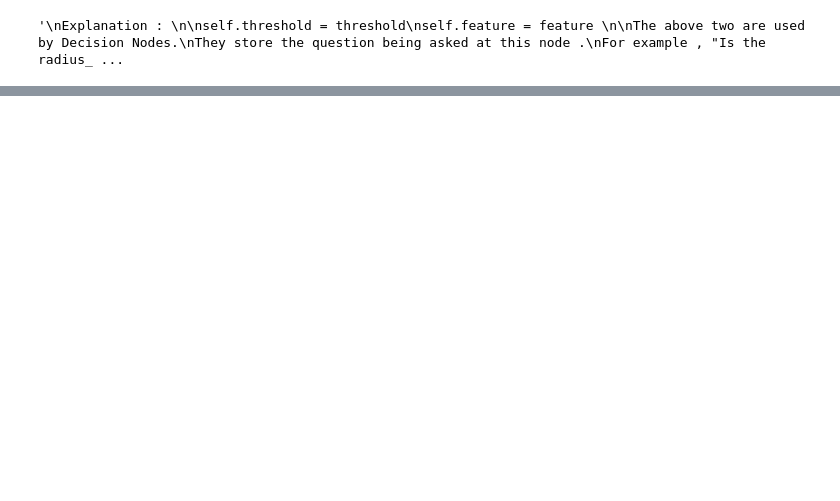
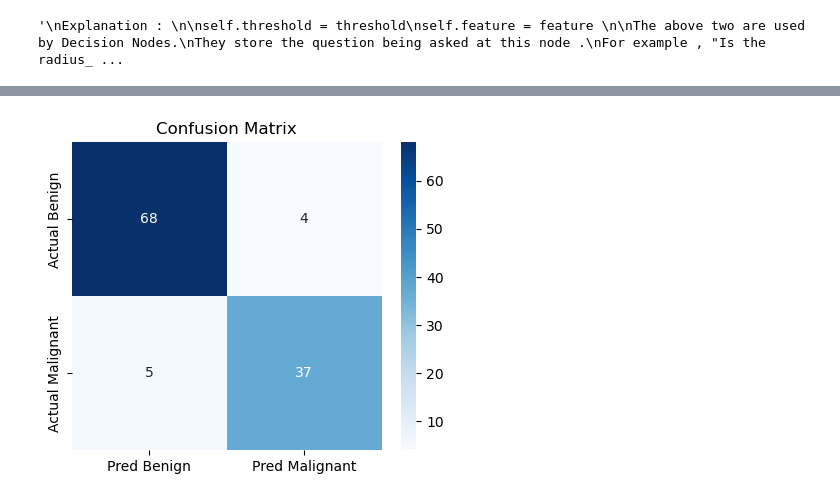
Before and after one commit to pankrulez/DecisionTreesFoundations, a Jupyter notebook: exploration.ipynb, the cells around one changed output, grey strips where cells are left out. Saved outputs shown, nothing was run; the diff lists cells and outputs as text; code cells hidden in the pictures; blank space fills up the shorter version.

```diff
--- a/exploration.ipynb
+++ b/exploration.ipynb
@@ -621,0 +823,85 @@ def make_prediction(self, x, node):
+# %%
+# Import required libraries
+from sklearn.model_selection import train_test_split
+from sklearn.tree import DecisionTreeClassifier, plot_tree
+from sklearn.metrics import (
+    accuracy_score, balanced_accuracy_score,
+    precision_score, recall_score, f1_score,
+    confusion_matrix, classification_report, roc_auc_score
+)
+import seaborn as sns
+import matplotlib.pyplot as plt
+
+# ===============================
+# 1. Train-Test Split
+# ===============================
+X_train, X_test, y_train, y_test = train_test_split(
+    X, y, test_size=0.2, stratify=y, random_state=42
+)
+
+# ===============================
+# 2. Train Decision Tree
+# ===============================
+clf = DecisionTreeClassifier(
+    max_depth=5,           # limit depth to avoid overfitting
+    class_weight='balanced',
+    random_state=42
+)
+clf.fit(X_train, y_train)
+
+# ===============================
+# 3. Predictions
+# ===============================
+y_pred = clf.predict(X_test)
+y_proba = clf.predict_proba(X_test)[:, 1]  # for ROC AUC
+
+# ===============================
+# 4. Evaluation Metrics
+# ===============================
+print("Model Evaluation Metrics")
+print(f"Accuracy:            {accuracy_score(y_test, y_pred):.4f}")
+print(f"Balanced Accuracy:   {balanced_accuracy_score(y_test, y_pred):.4f}")
+print(f"Precision:           {precision_score(y_test, y_pred):.4f}")
+print(f"Recall (Sensitivity):{recall_score(y_test, y_pred):.4f}")
+print(f"F1-score:            {f1_score(y_test, y_pred):.4f}")
+print(f"ROC AUC:             {roc_auc_score(y_test, y_proba):.4f}")
+
+print("\nClassification Report")
+print(classification_report(y_test, y_pred))
+
+# ===============================
+# 5. Confusion Matrix Visualization
+# ===============================
+cm = confusion_matrix(y_test, y_pred)
+plt.figure(figsize=(5,4))
+sns.heatmap(cm, annot=True, fmt='d', cmap='Blues',
+            xticklabels=['Pred Benign','Pred Malignant'],
+            yticklabels=['Actual Benign','Actual Malignant'])
+plt.title("Confusion Matrix")
+plt.show()
+
+# ===============================
+# 6. Visualize Decision Tree
+# ===============================
+plt.figure(figsize=(30,12))
+plot_tree(
+    clf,
+    filled=True,
+    feature_names=names,
+    class_names=['Benign','Malignant'],
+    fontsize=8
+    )
+plt.title("Decision Tree (max_depth=5)")
+plt.show()
+
+# ===============================
+# 7. Feature Importances
+# ===============================
+importances = pd.Series(clf.feature_importances_, index=names)
+importances = importances.sort_values(ascending=False)[:10]  # top 10
+
+plt.figure(figsize=(7,4))
+sns.barplot(x=importances, y=importances.index, palette="viridis")
+plt.title("Top 10 Important Features")
+plt.show()
+# %% [output]
@@ -621,0 +925 @@ def make_prediction(self, x, node):
+[figure, added]
```
Also changed, not shown: parts of 25 cells of this notebook, 2 other files.
